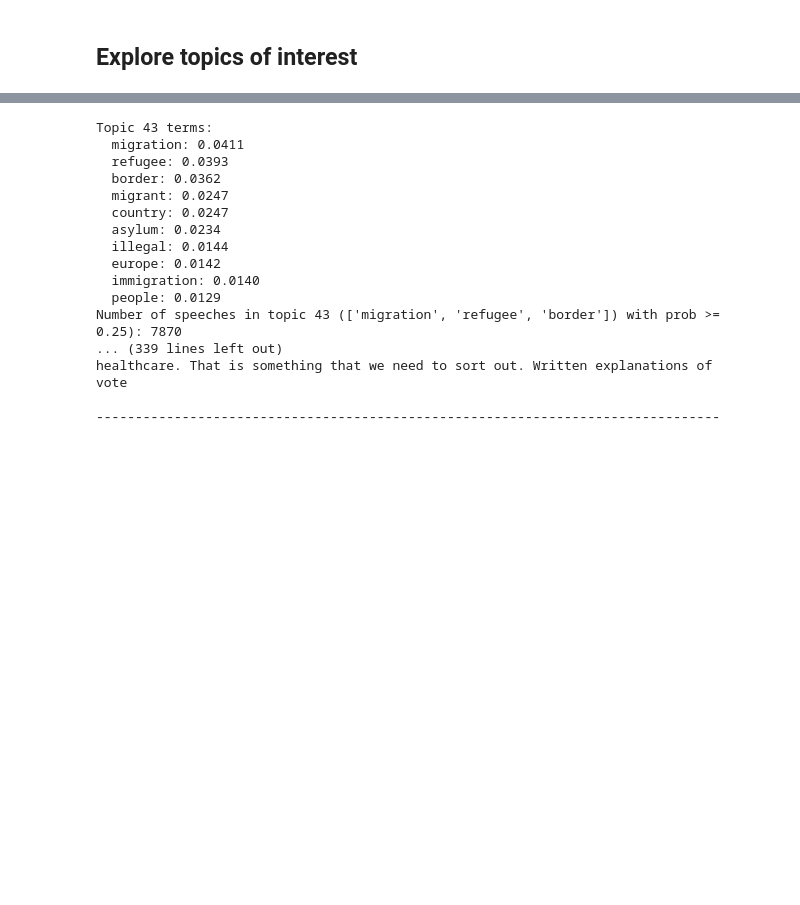
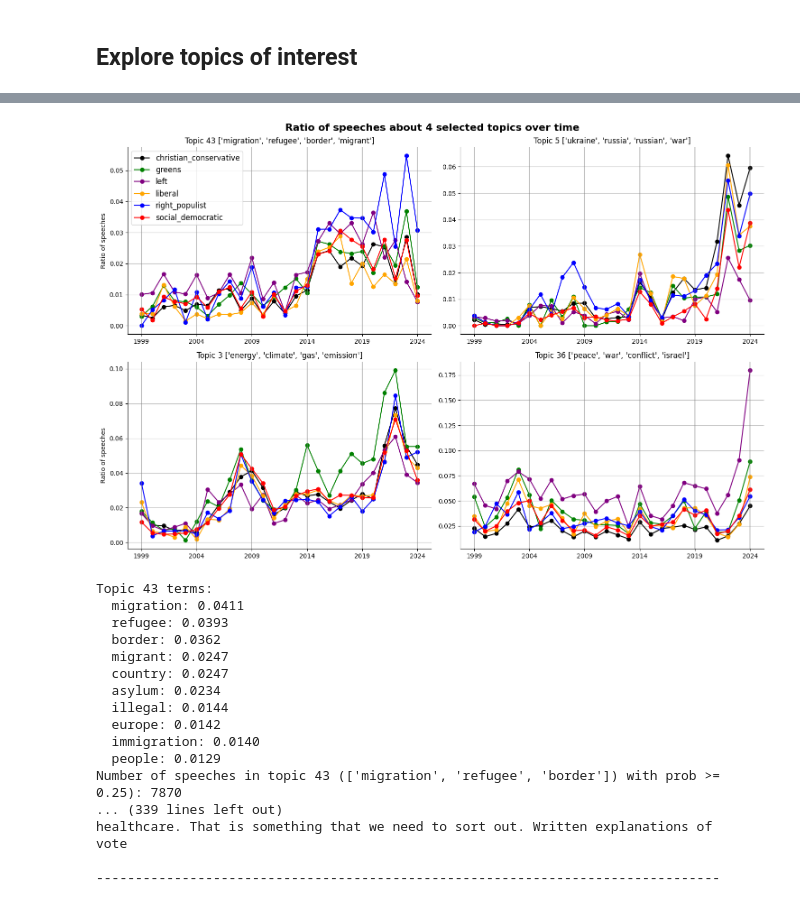
Before and after one commit to derkleinejakob/dataliteracy25, a Jupyter notebook: filter_data.ipynb, the cells around one changed output, grey strips where cells are left out. Saved outputs shown, nothing was run; the diff lists cells and outputs as text; code cells hidden in the pictures; blank space fills up the shorter version.

```diff
--- a/filter_data.ipynb
+++ b/filter_data.ipynb
@@ -341,5 +417,8 @@ def compare_topics(topic_id_list, model=model, df_topics=df_topics, top_n_terms=
 # %%
-compare_topics([1, 4, 16, 34, 43])
+topics_to_plot = [43,5, 3, 36]
+combined_ratio_plot(topics_to_plot)
+# %% [output]
+[figure, added]
 # %%
 df_migration = explore_topic(43)
 # %% [output]
```
Also changed, not shown: parts of 5 cells of this notebook.
